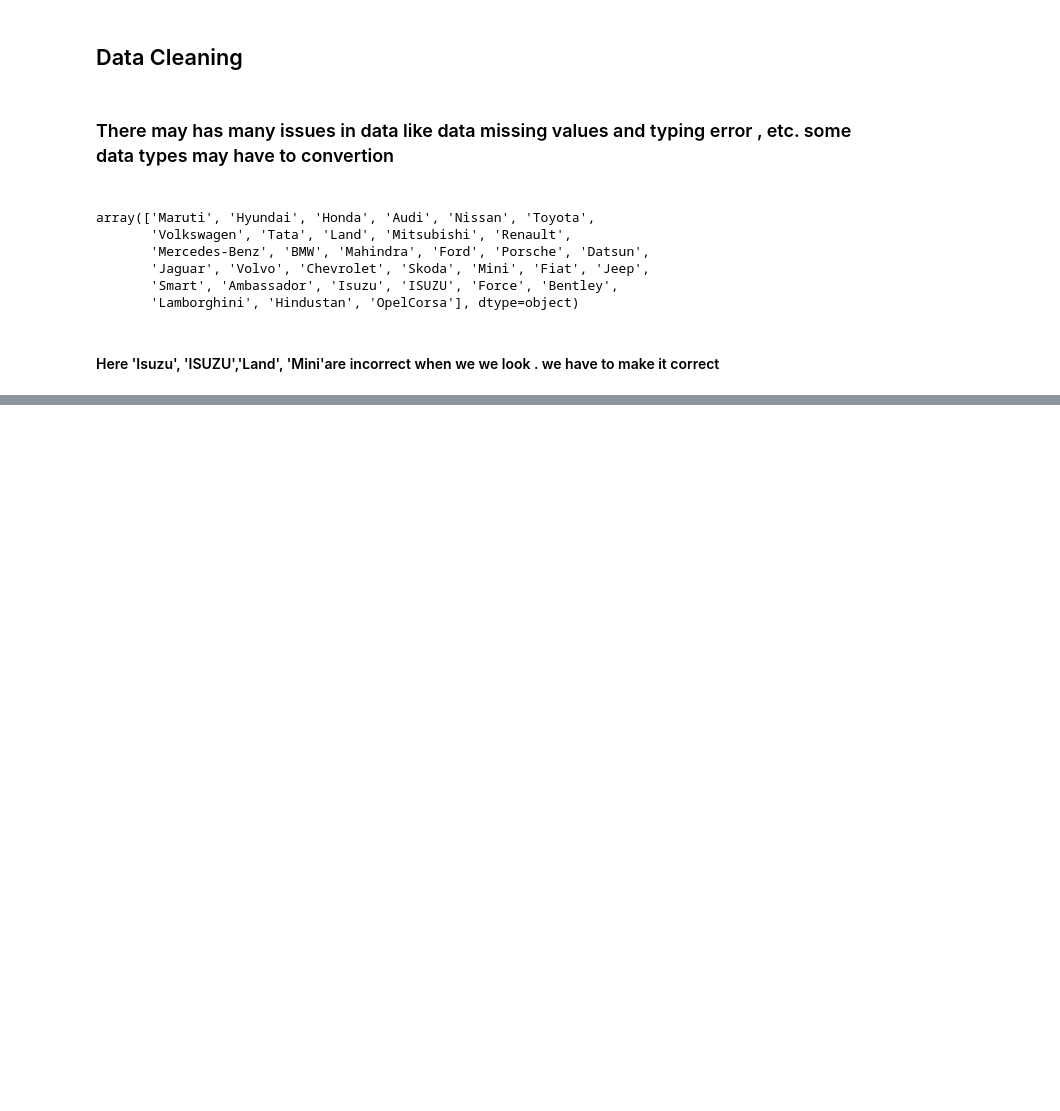
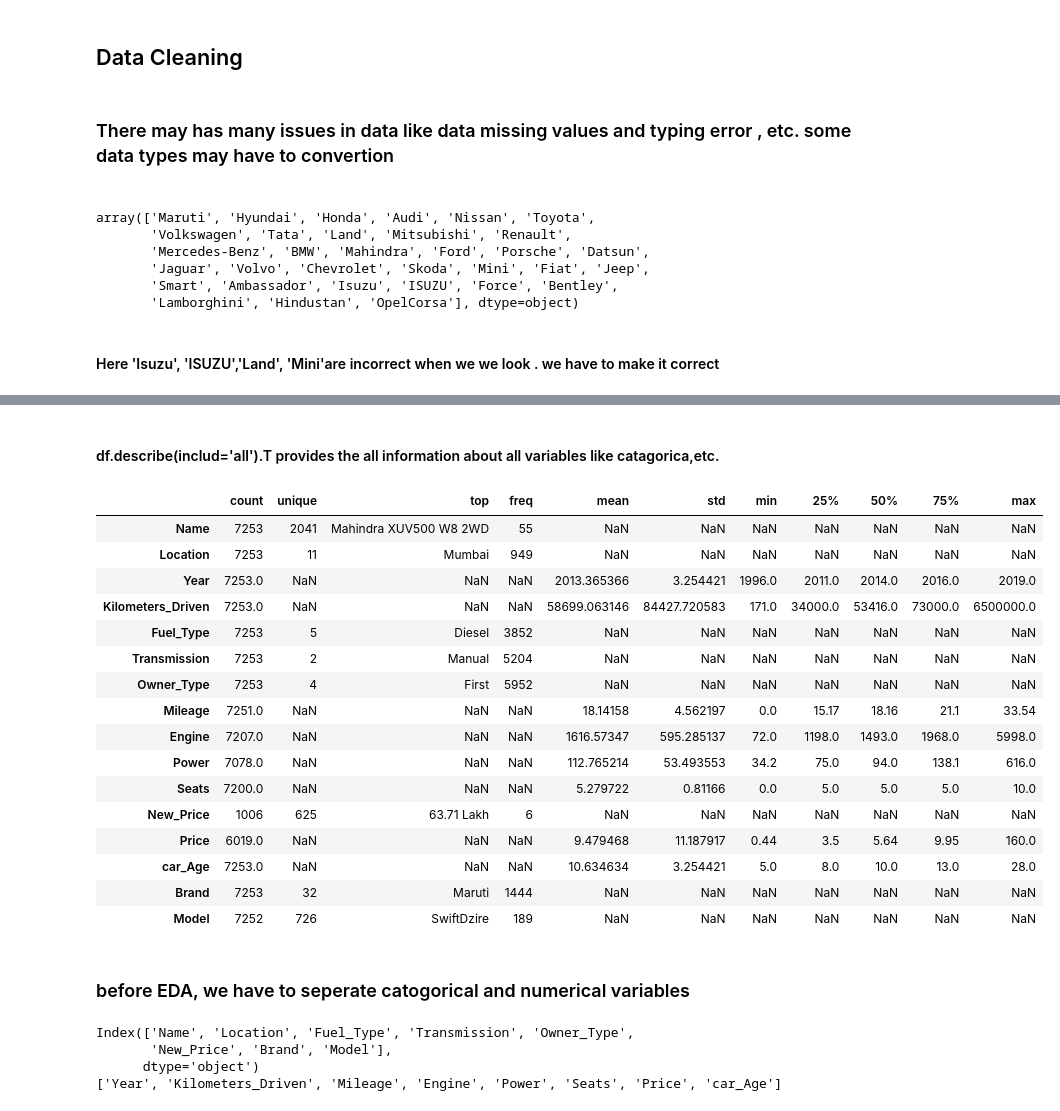
Before and after one commit to mhdnihas/Sample_Projects_DataScience, a Jupyter notebook: Used_car_Price_Prediction/used_car_price_prediction.ipynb, the cells around one changed output, grey strips where cells are left out. Drawn from its saved outputs; the diff is of its cells as text; code cells hidden in the pictures; blank space fills up the shorter version.

```diff
--- a/Used_car_Price_Prediction/used_car_price_prediction.ipynb
+++ b/Used_car_Price_Prediction/used_car_price_prediction.ipynb
@@ -209,0 +270,34 @@ df['Brand'].replace({'ISUZU':'Isuzu','Mini':'Mini Cooper','land':'Land Rover'},i
+# %% [markdown]
+#### df.describe(includ='all').T provides the all information about all variables like catagorica,etc.
+# %%
+df.describe(include='all').T
+# %% [output]
+|  | count | unique | top | freq | mean | std | min | 25% | 50% | 75% | max |
+| Name | 7253 | 2041 | Mahindra XUV500 W8 2WD | 55 | NaN | NaN | NaN | NaN | NaN | NaN | NaN |
+| Location | 7253 | 11 | Mumbai | 949 | NaN | NaN | NaN | NaN | NaN | NaN | NaN |
+| Year | 7253.0 | NaN | NaN | NaN | 2013.365366 | 3.254421 | 1996.0 | 2011.0 | 2014.0 | 2016.0 | 2019.0 |
+| Kilometers_Driven | 7253.0 | NaN | NaN | NaN | 58699.063146 | 84427.720583 | 171.0 | 34000.0 | 53416.0 | 73000.0 | 6500000.0 |
+| Fuel_Type | 7253 | 5 | Diesel | 3852 | NaN | NaN | NaN | NaN | NaN | NaN | NaN |
+| Transmission | 7253 | 2 | Manual | 5204 | NaN | NaN | NaN | NaN | NaN | NaN | NaN |
+| Owner_Type | 7253 | 4 | First | 5952 | NaN | NaN | NaN | NaN | NaN | NaN | NaN |
+| Mileage | 7251.0 | NaN | NaN | NaN | 18.14158 | 4.562197 | 0.0 | 15.17 | 18.16 | 21.1 | 33.54 |
+| Engine | 7207.0 | NaN | NaN | NaN | 1616.57347 | 595.285137 | 72.0 | 1198.0 | 1493.0 | 1968.0 | 5998.0 |
+| Power | 7078.0 | NaN | NaN | NaN | 112.765214 | 53.493553 | 34.2 | 75.0 | 94.0 | 138.1 | 616.0 |
+| Seats | 7200.0 | NaN | NaN | NaN | 5.279722 | 0.81166 | 0.0 | 5.0 | 5.0 | 5.0 | 10.0 |
+| New_Price | 1006 | 625 | 63.71 Lakh | 6 | NaN | NaN | NaN | NaN | NaN | NaN | NaN |
+| Price | 6019.0 | NaN | NaN | NaN | 9.479468 | 11.187917 | 0.44 | 3.5 | 5.64 | 9.95 | 160.0 |
+| car_Age | 7253.0 | NaN | NaN | NaN | 10.634634 | 3.254421 | 5.0 | 8.0 | 10.0 | 13.0 | 28.0 |
+| Brand | 7253 | 32 | Maruti | 1444 | NaN | NaN | NaN | NaN | NaN | NaN | NaN |
+| Model | 7252 | 726 | SwiftDzire | 189 | NaN | NaN | NaN | NaN | NaN | NaN | NaN |
+# %% [markdown]
+### before EDA, we have to seperate catogorical and numerical variables
+# %%
+cat_data=df.select_dtypes(include=['object']).columns
+num_data=df.select_dtypes(include=np.number).columns.tolist()
+print(cat_data)
+print(num_data)
+# %% [output]
+Index(['Name', 'Location', 'Fuel_Type', 'Transmission', 'Owner_Type',
+       'New_Price', 'Brand', 'Model'],
+      dtype='object')
+['Year', 'Kilometers_Driven', 'Mileage', 'Engine', 'Power', 'Seats', 'Price', 'car_Age']
```
Also changed, not shown: parts of 20 cells of this notebook.
